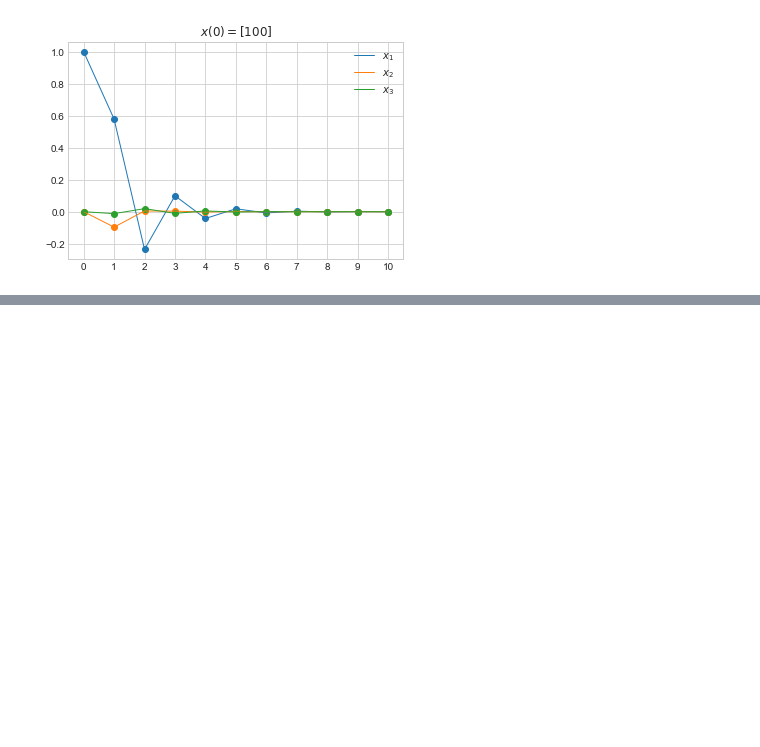
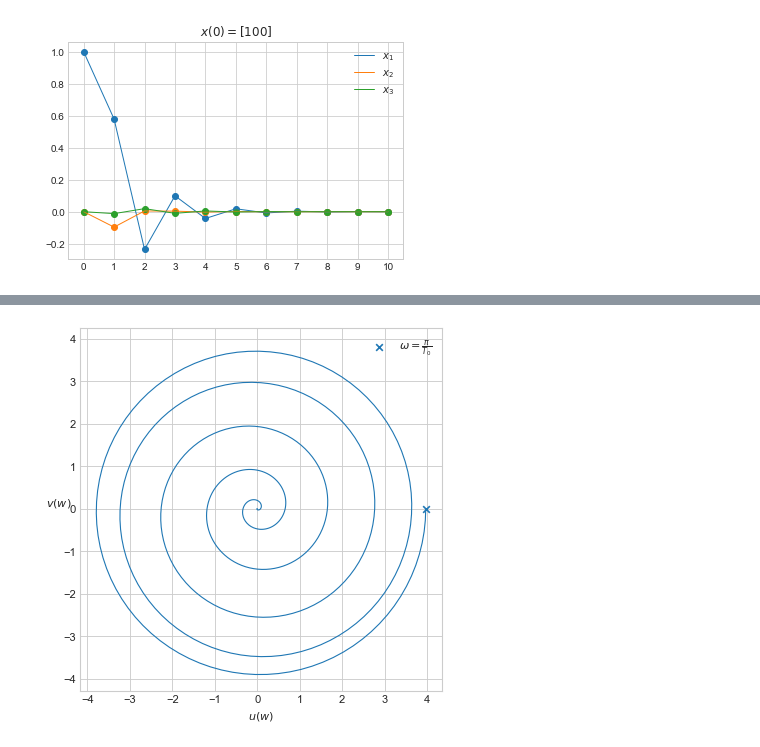
Before and after one commit to Yalikesifulei/iasa_control_theory_coursework, a Jupyter notebook: help.ipynb, the cells around one changed output, grey strips where cells are left out. Saved outputs shown, nothing was run; the diff lists cells and outputs as text; code cells hidden in the pictures; blank space fills up the shorter version.

```diff
--- a/help.ipynb
+++ b/help.ipynb
@@ -884,0 +908,11 @@ LinQuadModelPlot(modeling_steps, x0)
+# %%
+T_0 = 1.5430
+d = int(np.floor(tau / T_0))
+def K_p_opt(l):
+    return (1 - np.exp(-T_0 * l))/(k * (np.exp(T_0/T_1)-1) * (1 + d * (1 - np.exp(-T_0 * l))));
+
+T_I_opt = T_0 / (np.exp(T_0 / T_1) - 1)
+
+print(f'd = {d}')
+print(f'T_I_opt = {T_I_opt:.4f}')
+print(f'K_p_opt = {K_p_opt(1/T_1):.4f}')
@@ -884,0 +1089,21 @@ LinQuadModelPlot(modeling_steps, x0)
+# %%
+u_hodograph = lambda w: np.real(
+    complex(char_pol.subs(symbols['z'], sp.exp(1j*w*T_0)))
+)
+v_hodograph = lambda w: np.imag(
+    complex(char_pol.subs(symbols['z'], sp.exp(1j*w*T_0)))
+)
+# %%
+w_domain = np.linspace(0, np.pi/T_0, 500)
+plt.figure(figsize=(6, 6), dpi=80)
+plt.plot([u_hodograph(w) for w in w_domain], [v_hodograph(w) for w in w_domain], linewidth=1)
+# plt.scatter(u_hodograph(w_domain[0]), v_hodograph(w_domain[0]), label='$\omega = 0$')
+plt.scatter(u_hodograph(w_domain[-1]), v_hodograph(w_domain[-1]), label='$\omega = \\frac{\pi}{T_0}$', marker='x')
+plt.xlabel('$u(w)$')
+plt.ylabel('$v(w)$', rotation=0)
+plt.legend()
+plt.axis('square')
+plt.savefig('latex/pics/hodograph.png', bbox_inches='tight', dpi=300)
+plt.show()
+# %% [output]
+[figure, added]
```
Also changed, not shown: parts of 20 cells of this notebook, 6 other files.
